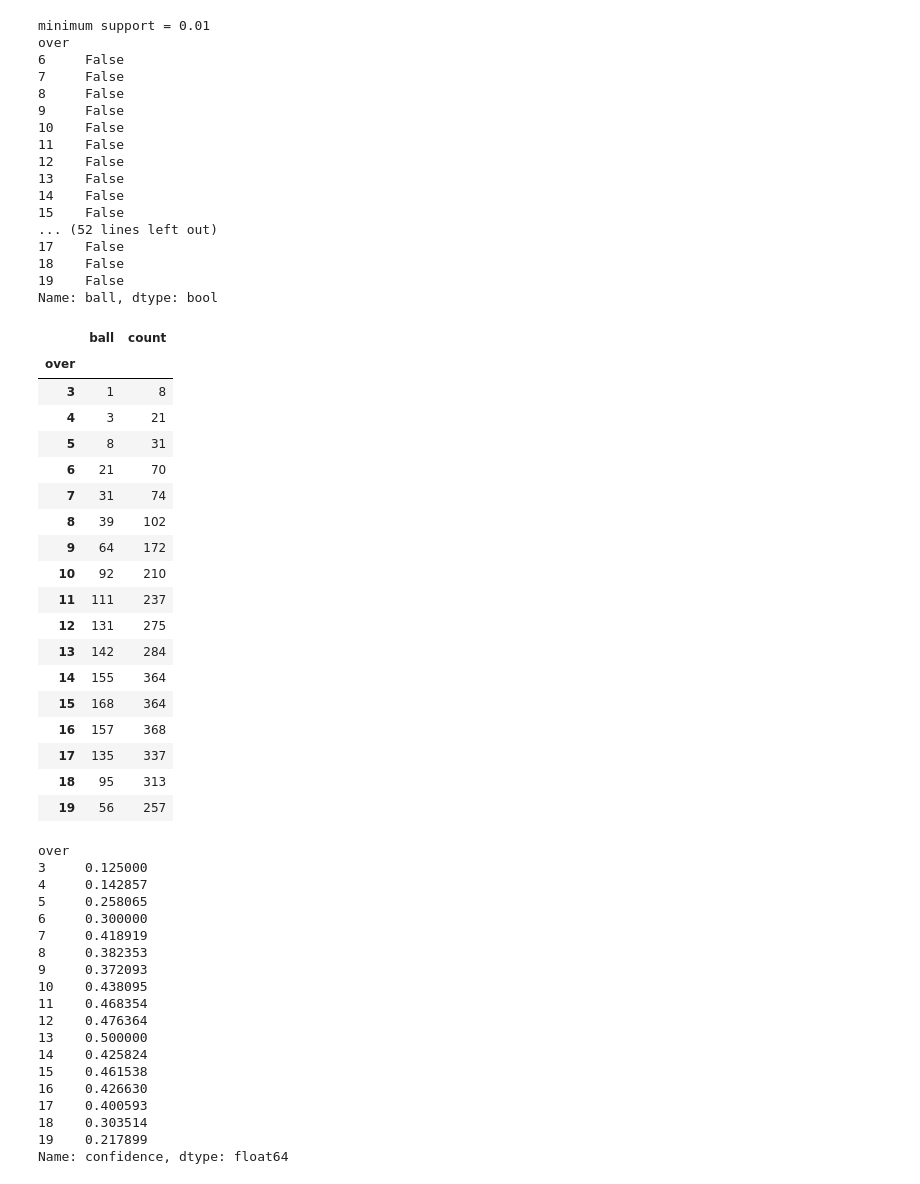
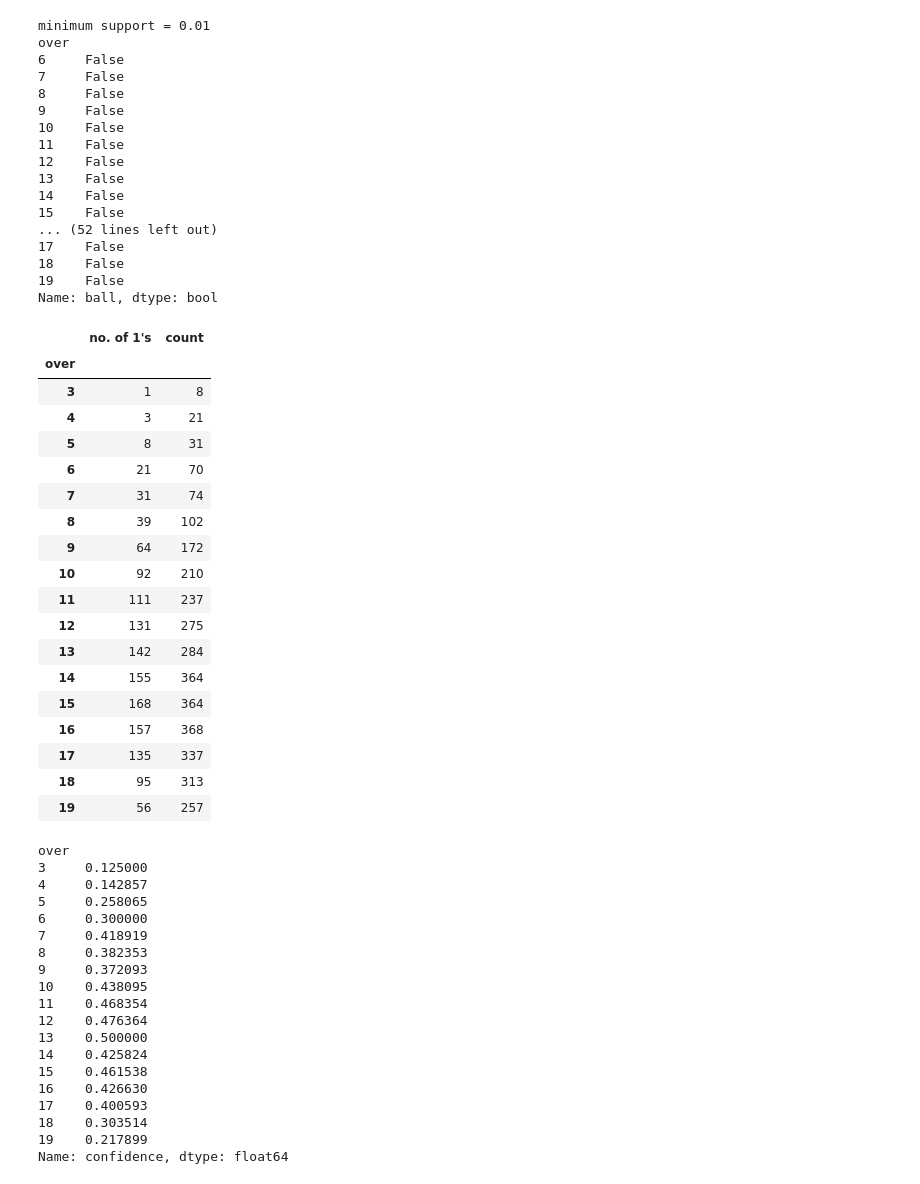
Before and after one commit to Rohanjos97/data-mining-asignments, a Jupyter notebook: LA01_2_DataKnights_ML_Appori_Implementation.ipynb, the cells around one changed output. Cells and saved outputs as stored; diff of their text form; code cells hidden in the pictures.

```diff
--- a/LA01_2_DataKnights_ML_Appori_Implementation.ipynb
+++ b/LA01_2_DataKnights_ML_Appori_Implementation.ipynb
@@ -1396,28 +1396,28 @@ over
 Name: ball, dtype: bool
 # %%
 df_cd= pd.merge(no_of_ones1['ball'],no_of_BALLS['ball'], on='over')
-# %%
-df_cd
-# %% [output]
-|  | ball | count |
-| over |  |  |
-| 3 | 1 | 8 |
-| 4 | 3 | 21 |
-| 5 | 8 | 31 |
-| 6 | 21 | 70 |
-| 7 | 31 | 74 |
-| 8 | 39 | 102 |
-| 9 | 64 | 172 |
-| 10 | 92 | 210 |
-| 11 | 111 | 237 |
-| 12 | 131 | 275 |
-| 13 | 142 | 284 |
-| 14 | 155 | 364 |
-| 15 | 168 | 364 |
-| 16 | 157 | 368 |
-| 17 | 135 | 337 |
-| 18 | 95 | 313 |
-| 19 | 56 | 257 |
+# %%
+df_cd.rename(columns={'ball': 'no. of 1\'s'})
+# %% [output]
+|  | no. of 1's | count |
+| over |  |  |
+| 3 | 1 | 8 |
+| 4 | 3 | 21 |
+| 5 | 8 | 31 |
+| 6 | 21 | 70 |
+| 7 | 31 | 74 |
+| 8 | 39 | 102 |
+| 9 | 64 | 172 |
+| 10 | 92 | 210 |
+| 11 | 111 | 237 |
+| 12 | 131 | 275 |
+| 13 | 142 | 284 |
+| 14 | 155 | 364 |
+| 15 | 168 | 364 |
+| 16 | 157 | 368 |
+| 17 | 135 | 337 |
+| 18 | 95 | 313 |
+| 19 | 56 | 257 |
 # %%
 df_cd["confidence"] = df_cd["ball"].div(df_cd["count"].values)
 # %%
```
Also changed, not shown: parts of 8 cells of this notebook.
